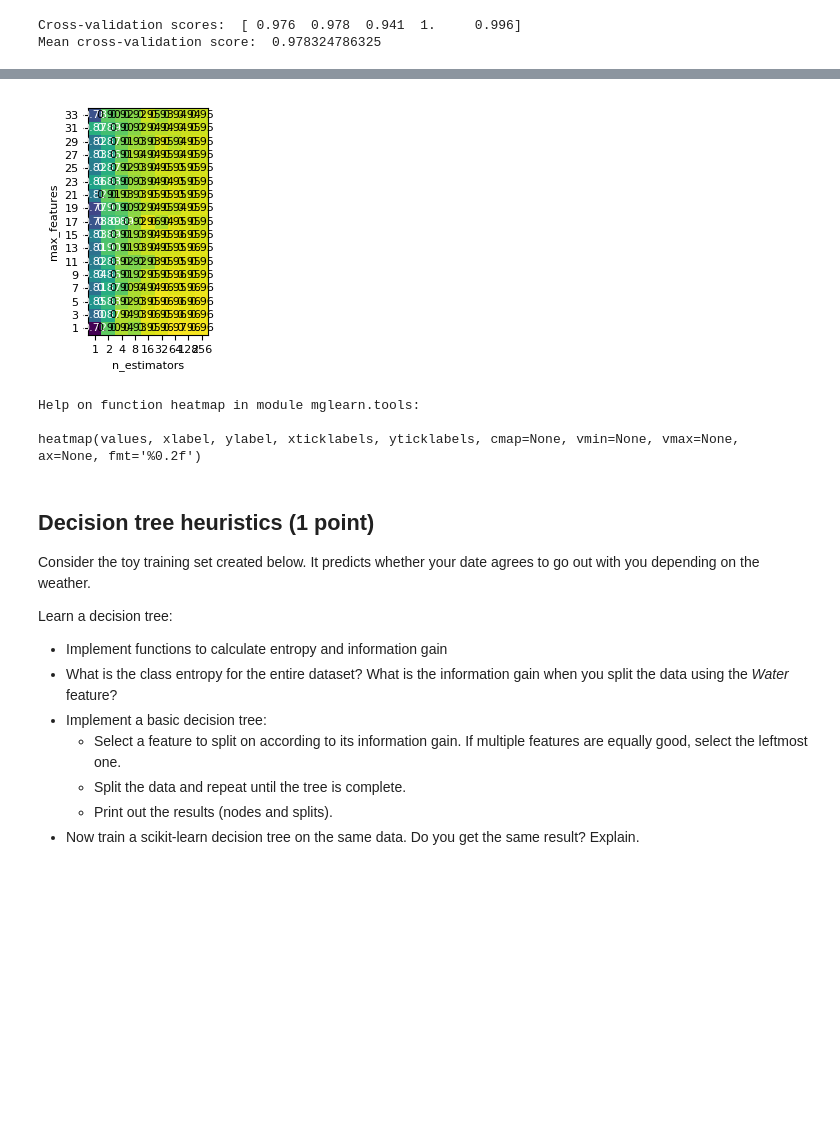
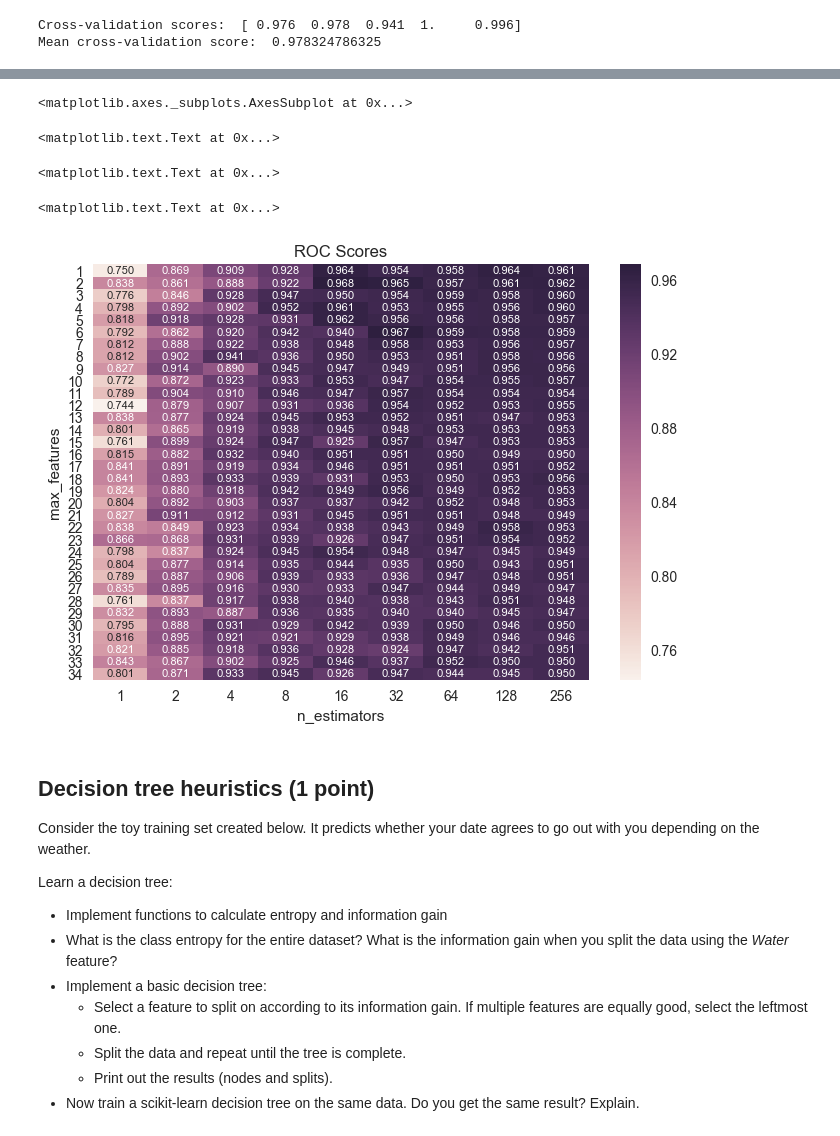
Before and after one commit to mcpeer/mla1, a Jupyter notebook: Assignment 1 - Weerts Peer.ipynb, the cells around one changed output, grey strips where cells are left out. Saved outputs shown, nothing was run; the diff lists cells and outputs as text; code cells hidden in the pictures; blank space fills up the shorter version.

```diff
--- a/Assignment 1 - Weerts Peer.ipynb
+++ b/Assignment 1 - Weerts Peer.ipynb
@@ -335,16 +333,22 @@ scores = np.array(results.mean_test_score).reshape(17, 9)
-# %%
-
-# plot the mean cross-validation scores
-fig = mglearn.tools.heatmap(scores, xlabel='n_estimators', xticklabels=param_grid['n_estimators'],
-                      ylabel='max_features', yticklabels=param_grid['max_features'], cmap="viridis", fmt="%0.2f");
-# %% [output]
-[figure, removed]
-# %%
-help(mglearn.tools.heatmap)
-# %% [output]
-Help on function heatmap in module mglearn.tools:
-
-heatmap(values, xlabel, ylabel, xticklabels, yticklabels, cmap=None, vmin=None, vmax=None, ax=None, fmt='%0.2f')
+# %%
+import seaborn as sns
+#heatmap
+#adjust the shape based on the grid size!
+scores = np.array(results.mean_test_score).reshape(len(param_grid['max_features']),len(param_grid['n_estimators']))
+sns.set()
+
+sns.heatmap(scores, annot=True, annot_kws={"size": 8}, fmt="0.3f",
+            xticklabels=param_grid['n_estimators'], yticklabels=param_grid['max_features'],
+           )
+sns.plt.title('ROC Scores')
+sns.plt.xlabel('n_estimators')
+sns.plt.ylabel('max_features')
+# %% [output]
+<matplotlib.axes._subplots.AxesSubplot at 0x...>
+<matplotlib.text.Text at 0x...>
+<matplotlib.text.Text at 0x...>
+<matplotlib.text.Text at 0x...>
+[figure, added]
 # %% [markdown]
 ## Decision tree heuristics (1 point)
 Consider the toy training set created below. It predicts whether your date agrees to go out with you depending on the weather.
```
Also changed, not shown: parts of 3 cells of this notebook.
